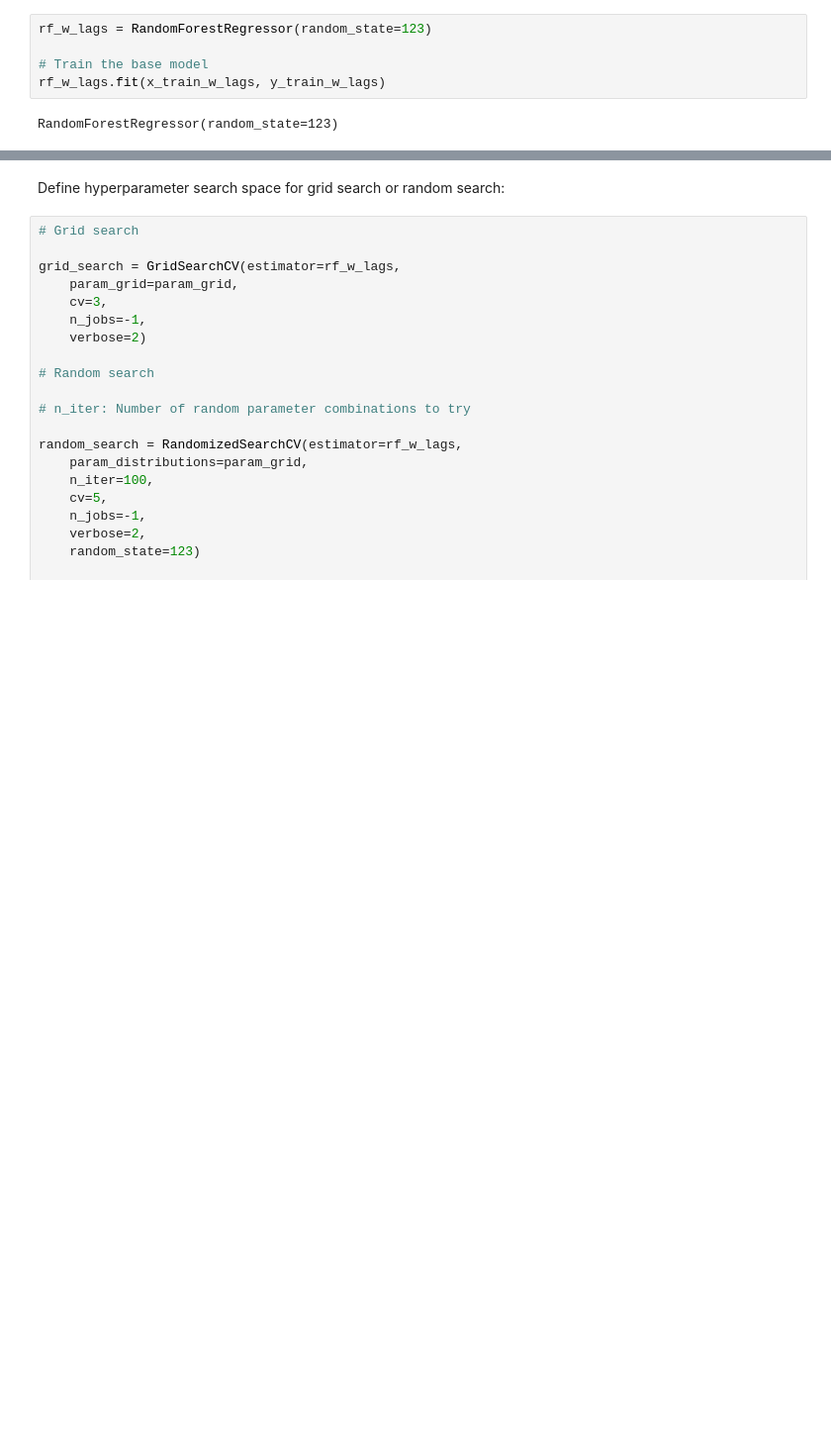
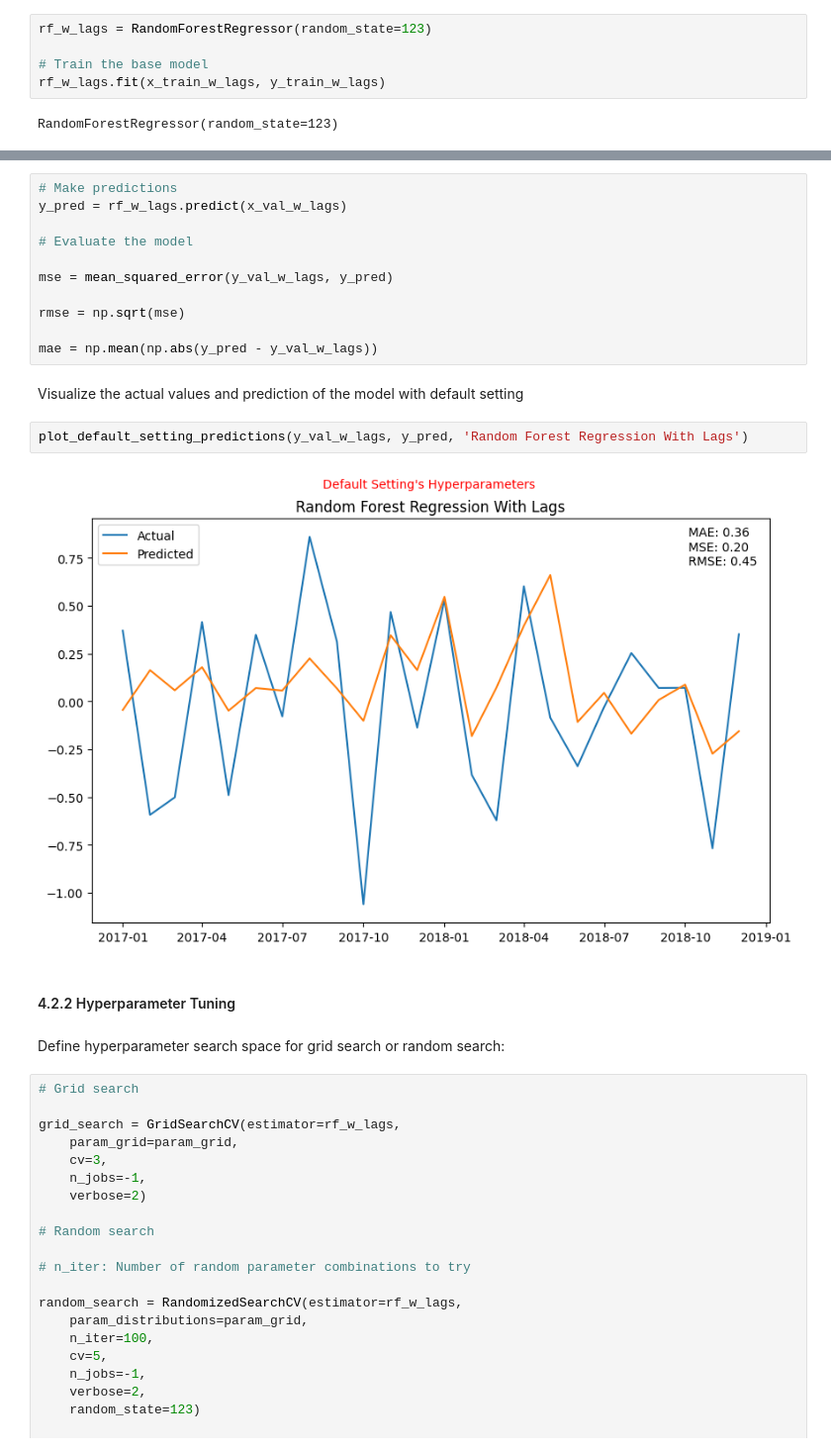
Before and after one commit to namtran6701/Inflation_Prediction, a Jupyter notebook: project_3.ipynb, the cells around one changed output, grey strips where cells are left out. Shown at 99% size. Cells and saved outputs as stored; diff of their text form; blank space fills up the shorter version.

```diff
--- a/project_3.ipynb
+++ b/project_3.ipynb
@@ -1029,3 +1108,22 @@ RandomForestRegressor(random_state=123)
+# %%
+# Make predictions
+y_pred = rf_w_lags.predict(x_val_w_lags)
+
+# Evaluate the model
+
+mse = mean_squared_error(y_val_w_lags, y_pred)
+
+rmse = np.sqrt(mse)
+
+mae = np.mean(np.abs(y_pred - y_val_w_lags))
+# %% [markdown]
+Visualize the actual values and prediction of the model with default setting
+# %%
+plot_default_setting_predictions(y_val_w_lags, y_pred, 'Random Forest Regression With Lags')
+# %% [output]
+[figure, added]
+# %% [markdown]
+#### 4.2.2 Hyperparameter Tuning
 # %% [markdown]
 Define hyperparameter search space for grid search or random search:
 # %%
```
Also changed, not shown: parts of 47 cells of this notebook.
